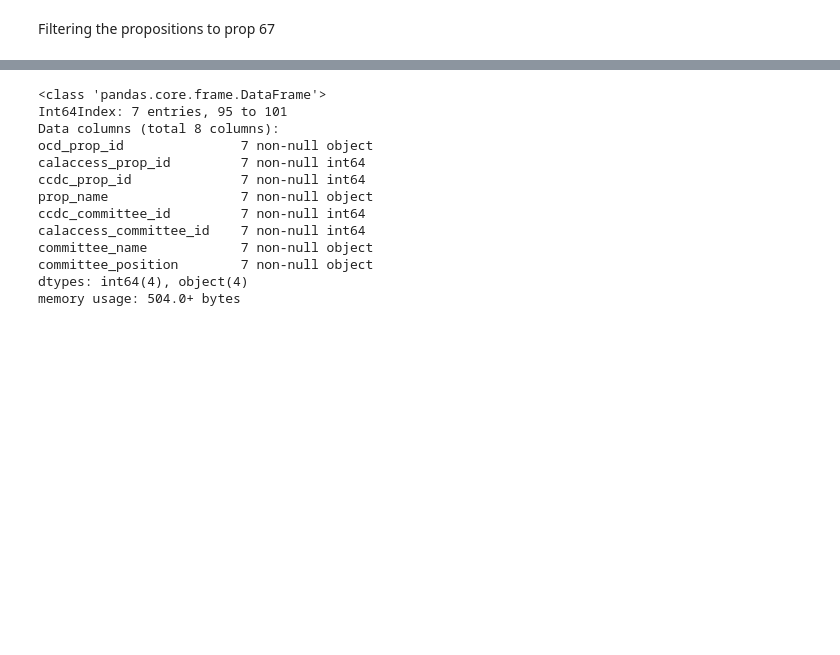
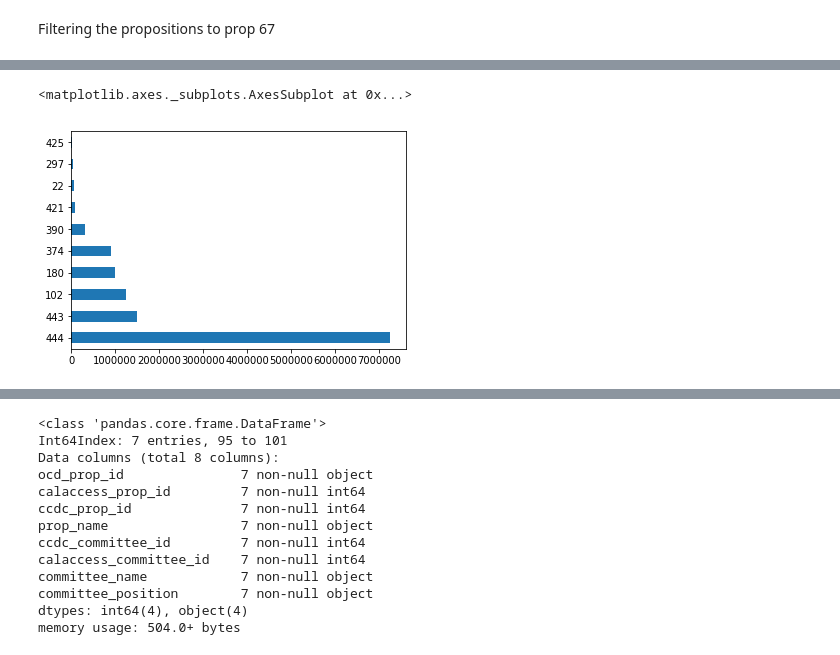
Before and after one commit to loanhoang/first-hyphen-notebook, a Jupyter notebook: props-64-67-analysis.ipynb, the cells around one changed output, grey strips where cells are left out. Cells and saved outputs as stored; diff of their text form; code cells hidden in the pictures; blank space fills up the shorter version.

```diff
--- a/props-64-67-analysis.ipynb
+++ b/props-64-67-analysis.ipynb
@@ -689,0 +715,5 @@ Filtering the propositions to prop 67
+# %%
+top_supporters64.amount.plot.barh()
+# %% [output]
+<matplotlib.axes._subplots.AxesSubplot at 0x...>
+[figure, added]
```
Also changed, not shown: parts of 22 cells of this notebook.
